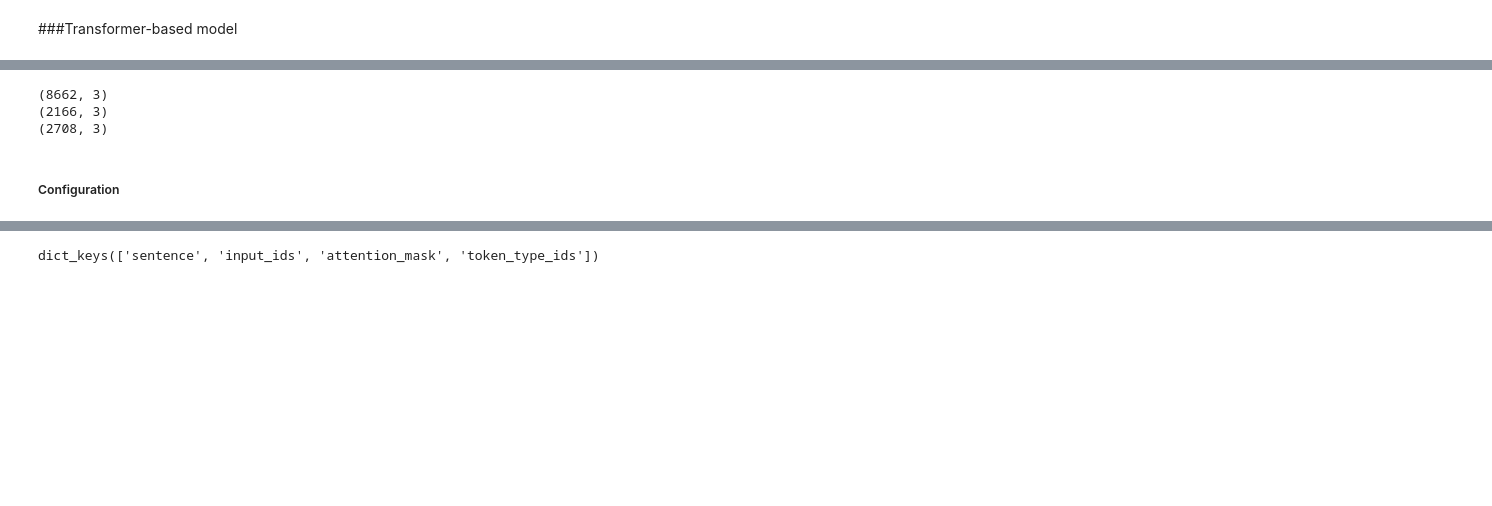
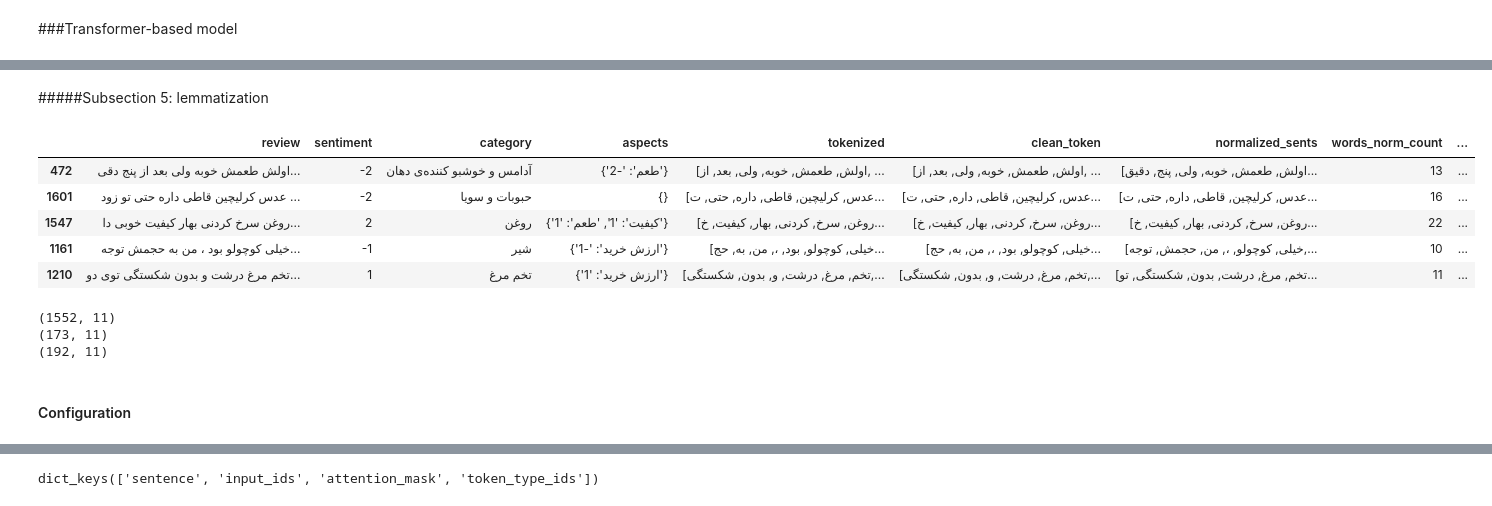
Before and after one commit to AAhmadS/Document-and-Token-Classification, a Jupyter notebook: Sentiment_analysis.ipynb, the cells around one changed output, grey strips where cells are left out. Cells and saved outputs as stored; diff of their text form; code cells hidden in the pictures; blank space fills up the shorter version.

```diff
--- a/Sentiment_analysis.ipynb
+++ b/Sentiment_analysis.ipynb
@@ -374,0 +540,3 @@ learning_curve(model_rac,X_train,Y_train,10,"Model_rac")
+# %%
+data["words_norm_count"] = [len(sen) for sen in data["normalized_sents"]]
+distributions.data_gl_than(data,col = "words_norm_count")
@@ -374,0 +547,3 @@ learning_curve(model_rac,X_train,Y_train,10,"Model_rac")
+# %%
+distributions.full_df_run(data, minmax=False,col_begin="words_norm_count")
+distributions.author_count(data, "sentiment")
@@ -374,0 +554,8 @@ learning_curve(model_rac,X_train,Y_train,10,"Model_rac")
+# %%
+name_list = ["mixed/boerderline","very negative","negative","neutral","positive","very positive"]
+labels= [name_list[int(i)+2] for i in data['sentiment']]
+data["label"] = labels
+for name in name_list:
+  df = data[data["label"]==name]
+  print(f"\nword frequency within {name}'s sentiment is as follows:\n")
+  distributions.word_and_freq(df,"normalized_sents")
@@ -375,3 +580,22 @@ learning_curve(model_rac,X_train,Y_train,10,"Model_rac")
+# %% [markdown]
+#####Subsection 5: lemmatization
+# %%
+lem_sents = []
+for nsent in data["normalized_sents"]:
+  tokens = []
+  for token in nsent:
+    tokens.append(lemmatizer.lemmatize(token))
+  lem_sents.append(tokens)
+data["lemmatized"] = lem_sents
+# %%
+data.sample(5)
+# %% [output]
+|  | review | sentiment | category | aspects | tokenized | clean_token | normalized_sents | words_norm_count | ... |
+| 472 | اولش طعمش خوبه ولی بعد از پنج دقی... | -2 | آدامس و خوشبو کننده‌ی دهان | {'طعم': '-2'} | [اولش, طعمش, خوبه, ولی, بعد, از, ... | [اولش, طعمش, خوبه, ولی, بعد, از, ... | [اولش, طعمش, خوبه, ولی, پنج, دقیق... | 13 | ... |
+| 1601 | عدس کرلیچین قاطی داره حتی تو زود ... | -2 | حبوبات و سویا | {} | [عدس, کرلیچین, قاطی, داره, حتی, ت... | [عدس, کرلیچین, قاطی, داره, حتی, ت... | [عدس, کرلیچین, قاطی, داره, حتی, ت... | 16 | ... |
+| 1547 | روغن سرخ کردنی بهار کیفیت خوبی دا... | 2 | روغن | {'کیفیت': '1', 'طعم': '1'} | [روغن, سرخ, کردنی, بهار, کیفیت, خ... | [روغن, سرخ, کردنی, بهار, کیفیت, خ... | [روغن, سرخ, کردنی, بهار, کیفیت, خ... | 22 | ... |
+| 1161 | خیلی کوچولو بود ، من به حجمش توجه... | -1 | شیر | {'ارزش خرید': '-1'} | [خیلی, کوچولو, بود, ،, من, به, حج... | [خیلی, کوچولو, بود, ،, من, به, حج... | [خیلی, کوچولو, ،, من, حجمش, توجه,... | 10 | ... |
+| 1210 | تخم مرغ درشت و بدون شکستگی توی دو... | 1 | تخم مرغ | {'ارزش خرید': '1'} | [تخم, مرغ, درشت, و, بدون, شکستگی,... | [تخم, مرغ, درشت, و, بدون, شکستگی,... | [تخم, مرغ, درشت, بدون, شکستگی, تو... | 11 | ... |
 # %%
 from transformers import BertConfig, BertTokenizer
 from transformers import BertModel
@@ -383,24 +607,24 @@ import torch.nn as nn
 import torch.nn.functional as F
 import os
 # %%
-train, test = tts(new_data, test_size=0.2, random_state=1, stratify=new_data['author'])
-train, valid = tts(train, test_size=0.2, random_state=1, stratify=train['author'])
+train, test = tts(data, test_size=0.1, random_state=1, stratify=data['sentiment'])
+train, valid = tts(train, test_size=0.1, random_state=1, stratify=train['sentiment'])
 
 train = train.reset_index(drop=True)
 valid = valid.reset_index(drop=True)
 test = test.reset_index(drop=True)
 
-x_train, y_train = train['normalized_sents'].values.tolist(), train['author'].values.tolist()
-x_valid, y_valid = valid['normalized_sents'].values.tolist(), valid['author'].values.tolist()
-x_test, y_test = test['normalized_sents'].values.tolist(), test['author'].values.tolist()
+x_train, y_train = train['lemmatized'].values.tolist(), train['sentiment'].values.tolist()
+x_valid, y_valid = valid['lemmatized'].values.tolist(), valid['sentiment'].values.tolist()
+x_test, y_test = test['lemmatized'].values.tolist(), test['sentiment'].values.tolist()
 
 print(train.shape)
 print(valid.shape)
 print(test.shape)
 # %% [output]
-(8662, 3)
-(2166, 3)
-(2708, 3)
+(1552, 11)
+(173, 11)
+(192, 11)
 # %% [markdown]
-##### Configuration
+#### Configuration
 # %%
```
Also changed, not shown: parts of 59 cells of this notebook.
